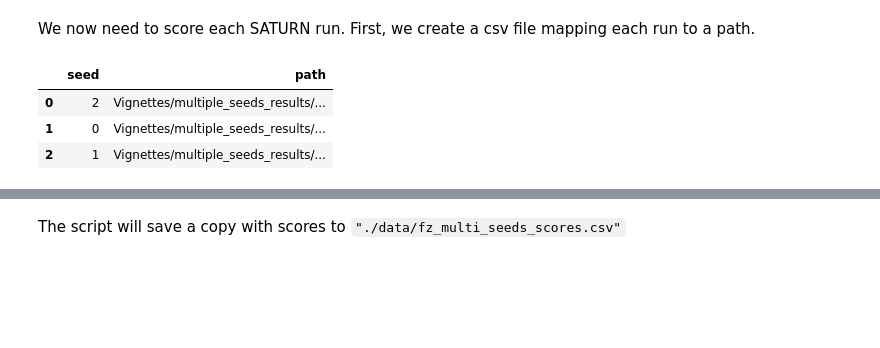
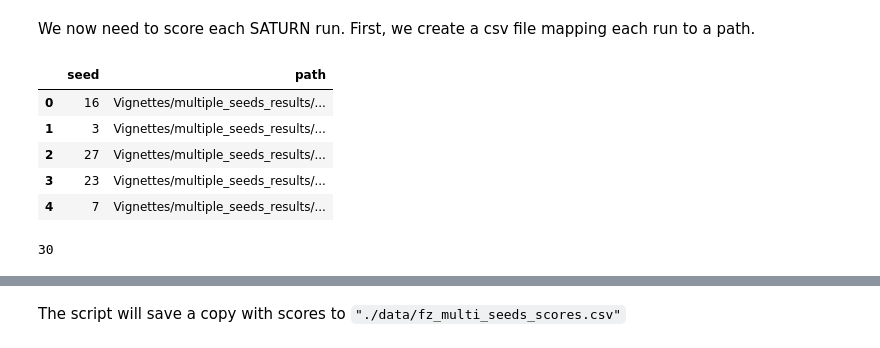
Before and after one commit to snap-stanford/SATURN, a Jupyter notebook: Vignettes/frog_zebrafish_embryogenesis/Multiple Seeds.ipynb, the cells around one changed output, grey strips where cells are left out. Drawn from its saved outputs; the diff is of its cells as text; code cells hidden in the pictures; blank space fills up the shorter version.

```diff
--- a/Vignettes/frog_zebrafish_embryogenesis/Multiple Seeds.ipynb
+++ b/Vignettes/frog_zebrafish_embryogenesis/Multiple Seeds.ipynb
@@ -42,22 +47,26 @@ We now need to score each SATURN run. First, we create a csv file mapping each r
 # %%
 from glob import glob
 
-fz_adatas = glob("../multiple_seeds_results/saturn_results/*.h5ad")
+fz_adatas = glob("../multiple_seeds_results/saturn_results/*ESM2*2000*8000*default*.h5ad")
 fz_adatas = [path.replace("..", "Vignettes") for path in fz_adatas if "pretrain" not in path and "frog" in path]
 seeds = [path.split("_")[-1].replace(".h5ad", "") for path in fz_adatas]
 fz_adatas, seeds
 
 import pandas as pd
 score_df = pd.DataFrame()
 score_df["seed"] = seeds
 score_df["path"] = fz_adatas
 display(score_df.head())
+print(len(score_df))
 score_df.to_csv("./data/fz_multi_seeds.csv", index=False)
 # %% [output]
 |  | seed | path |
-| 0 | 2 | Vignettes/multiple_seeds_results/... |
-| 1 | 0 | Vignettes/multiple_seeds_results/... |
-| 2 | 1 | Vignettes/multiple_seeds_results/... |
+| 0 | 16 | Vignettes/multiple_seeds_results/... |
+| 1 | 3 | Vignettes/multiple_seeds_results/... |
+| 2 | 27 | Vignettes/multiple_seeds_results/... |
+| 3 | 23 | Vignettes/multiple_seeds_results/... |
+| 4 | 7 | Vignettes/multiple_seeds_results/... |
+30
 # %%
 !cd ../../ ; python3 score_adata.py --adata=Vignettes/frog_zebrafish_embryogenesis/data/fz_multi_seeds.csv --scores=1 \
                                  --multiple_files --species1=zebrafish --species2=frog --label=labels2 \
```
Also changed, not shown: parts of 4 cells of this notebook, 6 other files.
